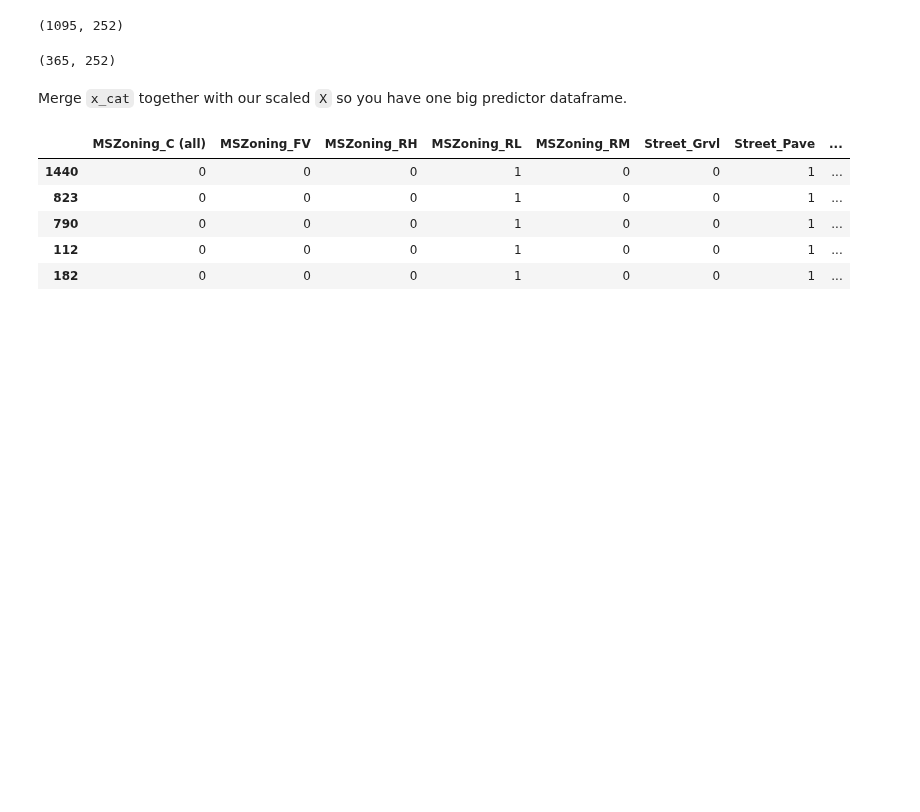
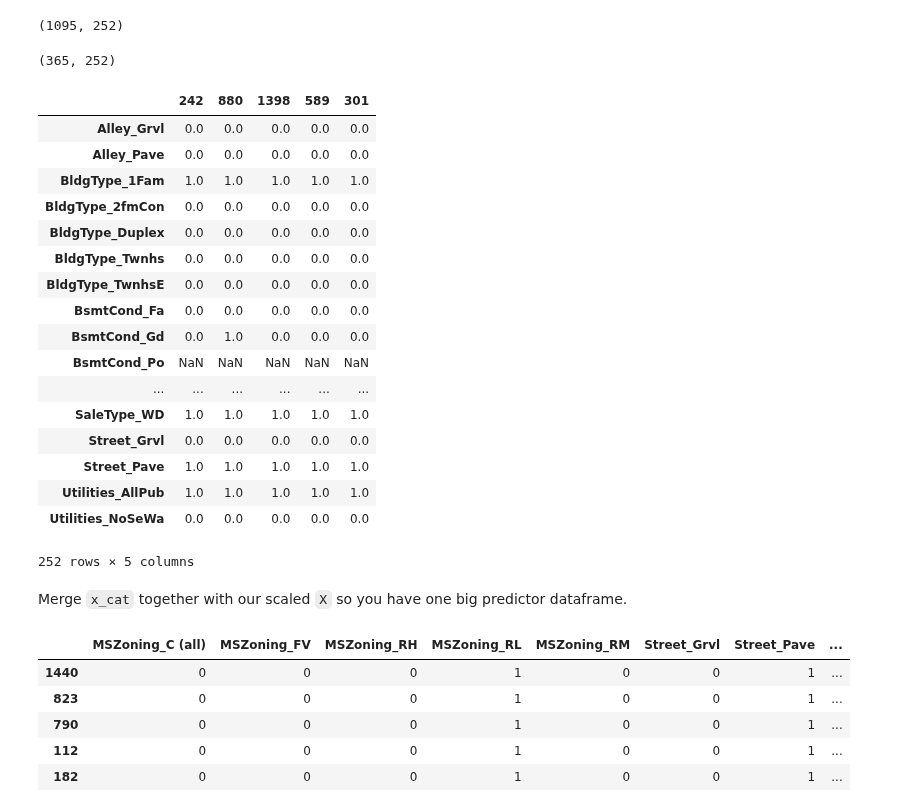
Before and after one commit to MangrobanGit/dsc-2-24-10-ridge-and-lasso-regression-lab-seattle-ds-career-040119, a Jupyter notebook: index.ipynb, the cells around one changed output. Drawn from its saved outputs; the diff is of its cells as text; code cells hidden in the pictures; blank space fills up the shorter version.

```diff
--- a/index.ipynb
+++ b/index.ipynb
@@ -234,6 +234,27 @@ Xcctr2.shape
 Xccte2.shape
 # %% [output]
 (365, 252)
+# %%
+Xccte2.head().T
+# %% [output]
+|  | 242 | 880 | 1398 | 589 | 301 |
+| Alley_Grvl | 0.0 | 0.0 | 0.0 | 0.0 | 0.0 |
+| Alley_Pave | 0.0 | 0.0 | 0.0 | 0.0 | 0.0 |
+| BldgType_1Fam | 1.0 | 1.0 | 1.0 | 1.0 | 1.0 |
+| BldgType_2fmCon | 0.0 | 0.0 | 0.0 | 0.0 | 0.0 |
+| BldgType_Duplex | 0.0 | 0.0 | 0.0 | 0.0 | 0.0 |
+| BldgType_Twnhs | 0.0 | 0.0 | 0.0 | 0.0 | 0.0 |
+| BldgType_TwnhsE | 0.0 | 0.0 | 0.0 | 0.0 | 0.0 |
+| BsmtCond_Fa | 0.0 | 0.0 | 0.0 | 0.0 | 0.0 |
+| BsmtCond_Gd | 0.0 | 1.0 | 0.0 | 0.0 | 0.0 |
+| BsmtCond_Po | NaN | NaN | NaN | NaN | NaN |
+| ... | ... | ... | ... | ... | ... |
+| SaleType_WD | 1.0 | 1.0 | 1.0 | 1.0 | 1.0 |
+| Street_Grvl | 0.0 | 0.0 | 0.0 | 0.0 | 0.0 |
+| Street_Pave | 1.0 | 1.0 | 1.0 | 1.0 | 1.0 |
+| Utilities_AllPub | 1.0 | 1.0 | 1.0 | 1.0 | 1.0 |
+| Utilities_NoSeWa | 0.0 | 0.0 | 0.0 | 0.0 | 0.0 |
+252 rows × 5 columns
 # %%
 # Make dummies
 X_cat = pd.get_dummies(X_cat)
```
